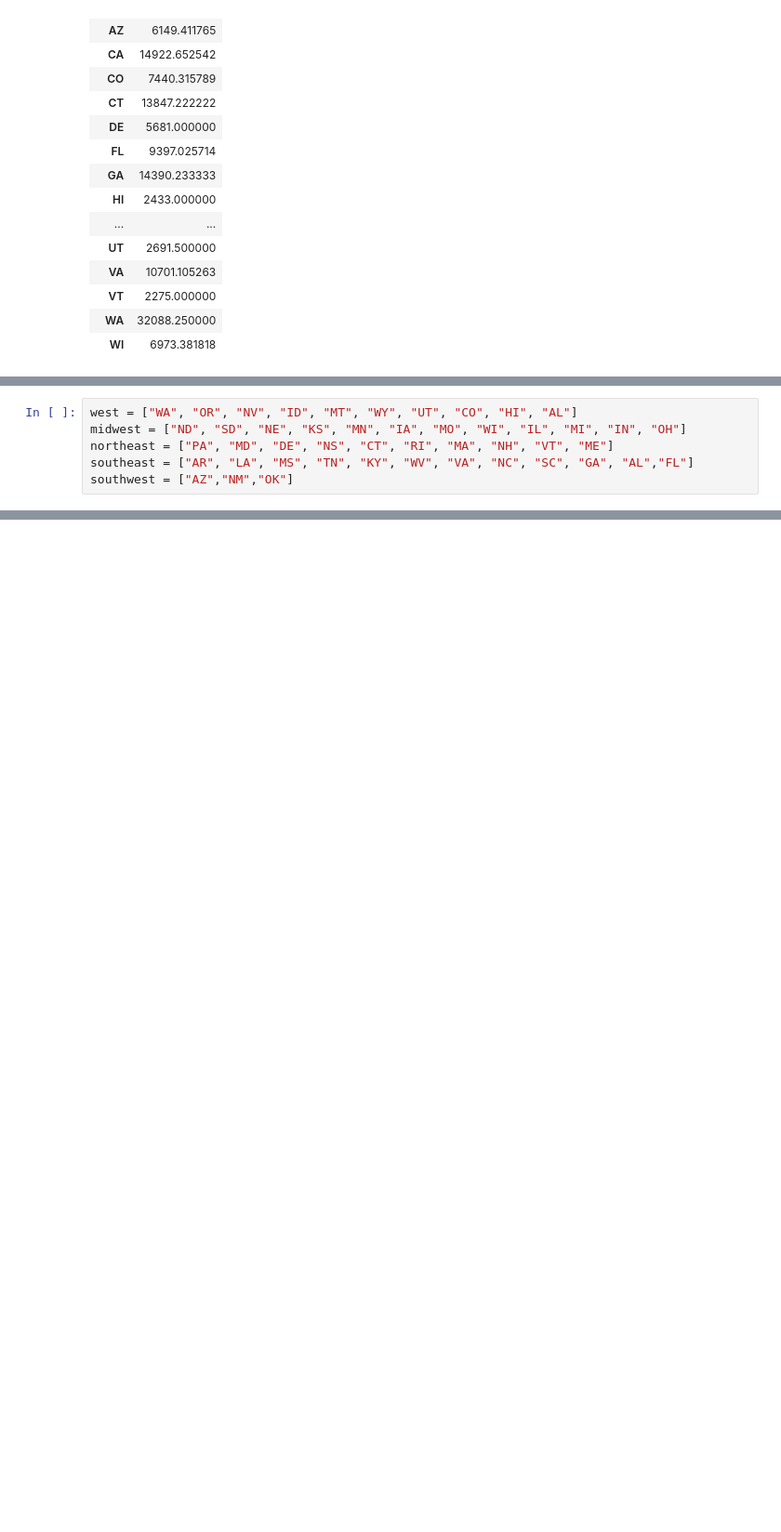
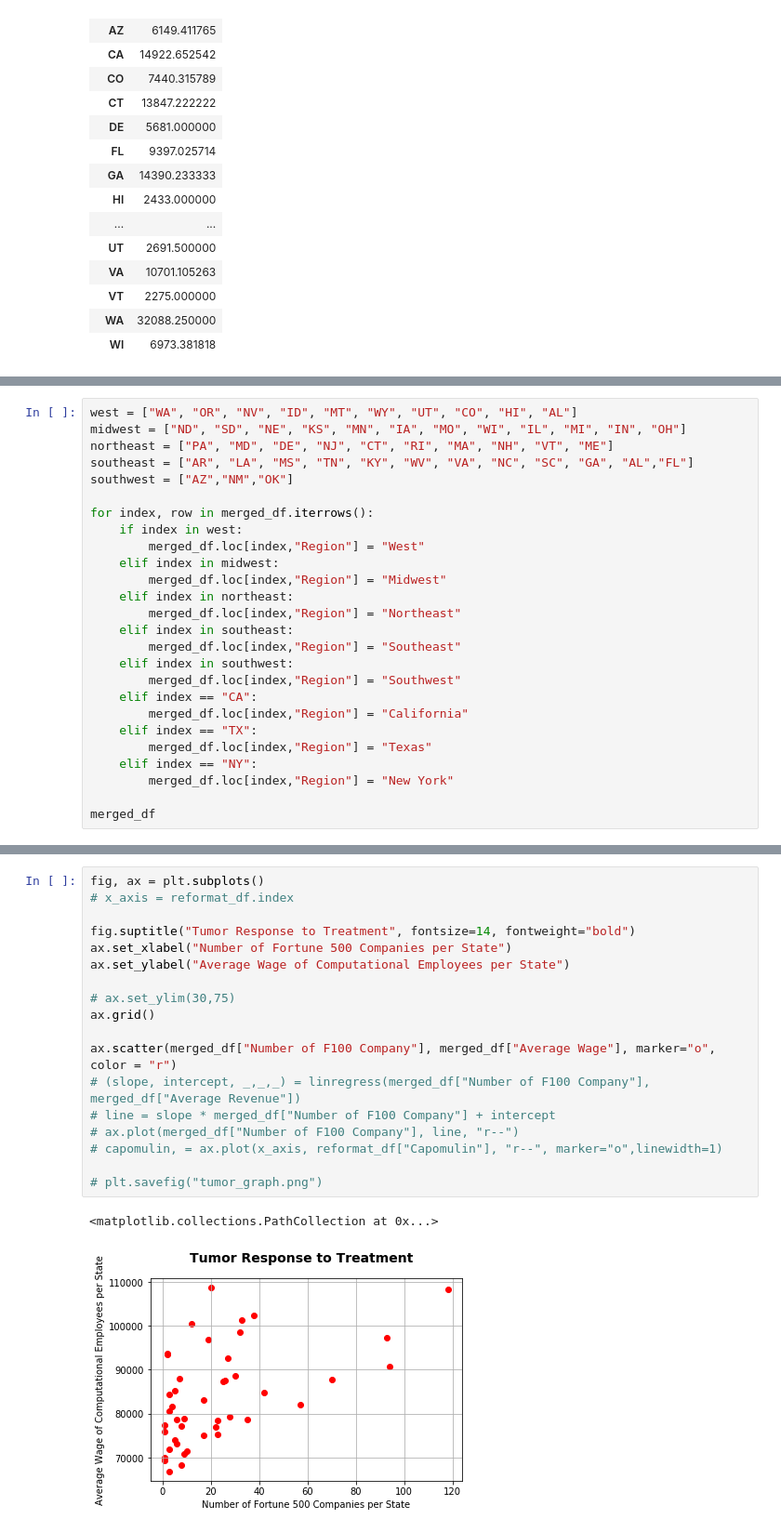
Before and after one commit to yujinie-choi/data_project_one, a Jupyter notebook: yujin_data.ipynb, the cells around one changed output, grey strips where cells are left out. Shown at 93% size. Cells and saved outputs as stored; diff of their text form; blank space fills up the shorter version.

```diff
--- a/yujin_data.ipynb
+++ b/yujin_data.ipynb
@@ -154,6 +196,26 @@ mean_df
 # %%
 west = ["WA", "OR", "NV", "ID", "MT", "WY", "UT", "CO", "HI", "AL"]
 midwest = ["ND", "SD", "NE", "KS", "MN", "IA", "MO", "WI", "IL", "MI", "IN", "OH"]
-northeast = ["PA", "MD", "DE", "NS", "CT", "RI", "MA", "NH", "VT", "ME"]
+northeast = ["PA", "MD", "DE", "NJ", "CT", "RI", "MA", "NH", "VT", "ME"]
 southeast = ["AR", "LA", "MS", "TN", "KY", "WV", "VA", "NC", "SC", "GA", "AL","FL"]
 southwest = ["AZ","NM","OK"]
+
+for index, row in merged_df.iterrows():
+    if index in west:
+        merged_df.loc[index,"Region"] = "West"
+    elif index in midwest:
+        merged_df.loc[index,"Region"] = "Midwest"
+    elif index in northeast:
+        merged_df.loc[index,"Region"] = "Northeast"
+    elif index in southeast:
+        merged_df.loc[index,"Region"] = "Southeast"
+    elif index in southwest:
+        merged_df.loc[index,"Region"] = "Southwest"
+    elif index == "CA":
+        merged_df.loc[index,"Region"] = "California"
+    elif index == "TX":
+        merged_df.loc[index,"Region"] = "Texas"
+    elif index == "NY":
+        merged_df.loc[index,"Region"] = "New York"
+
+merged_df
@@ -159,0 +259,21 @@ southwest = ["AZ","NM","OK"]
+# %%
+fig, ax = plt.subplots()
+# x_axis = reformat_df.index
+
+fig.suptitle("Tumor Response to Treatment", fontsize=14, fontweight="bold")
+ax.set_xlabel("Number of Fortune 500 Companies per State")
+ax.set_ylabel("Average Wage of Computational Employees per State")
+
+# ax.set_ylim(30,75)
+ax.grid()
+
+ax.scatter(merged_df["Number of F100 Company"], merged_df["Average Wage"], marker="o", color = "r")
+# (slope, intercept, _,_,_) = linregress(merged_df["Number of F100 Company"], merged_df["Average Revenue"])
+# line = slope * merged_df["Number of F100 Company"] + intercept
+# ax.plot(merged_df["Number of F100 Company"], line, "r--")
+# capomulin, = ax.plot(x_axis, reformat_df["Capomulin"], "r--", marker="o",linewidth=1)
+
+# plt.savefig("tumor_graph.png")
+# %% [output]
+<matplotlib.collections.PathCollection at 0x...>
+[figure, added]
```
Also changed, not shown: parts of 7 cells of this notebook, 1 other file.
